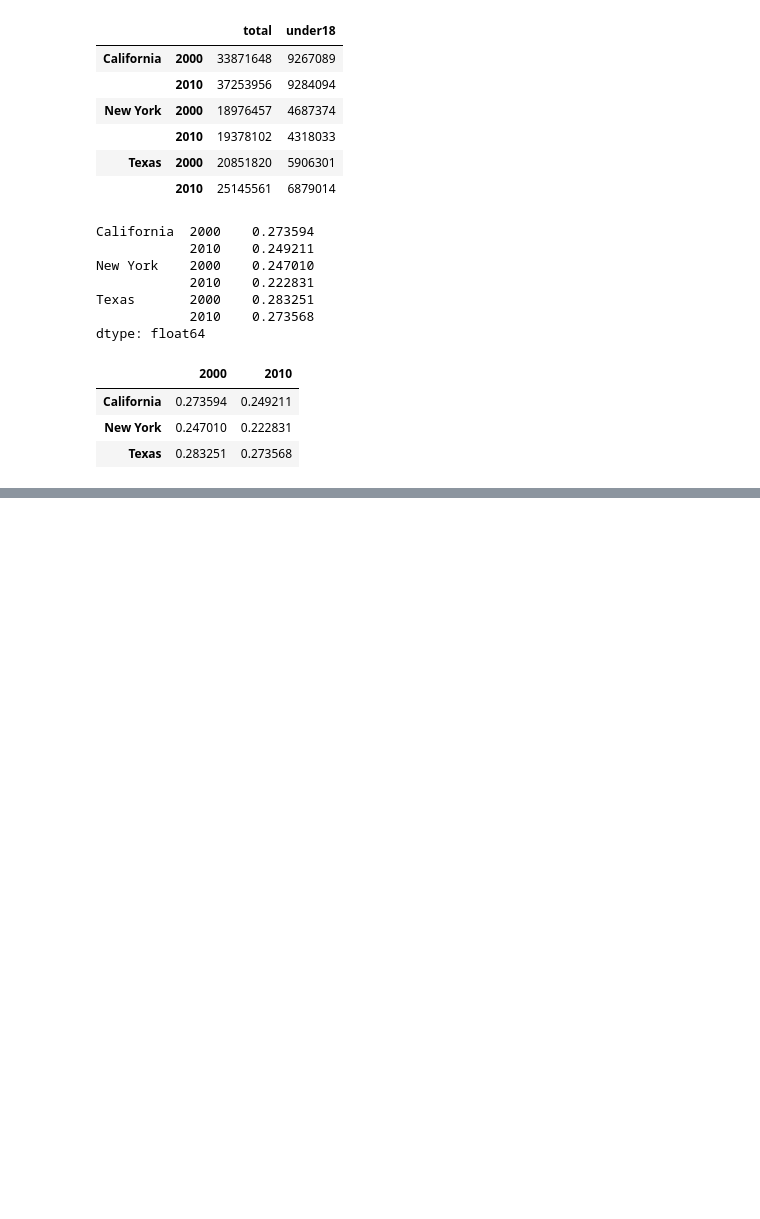
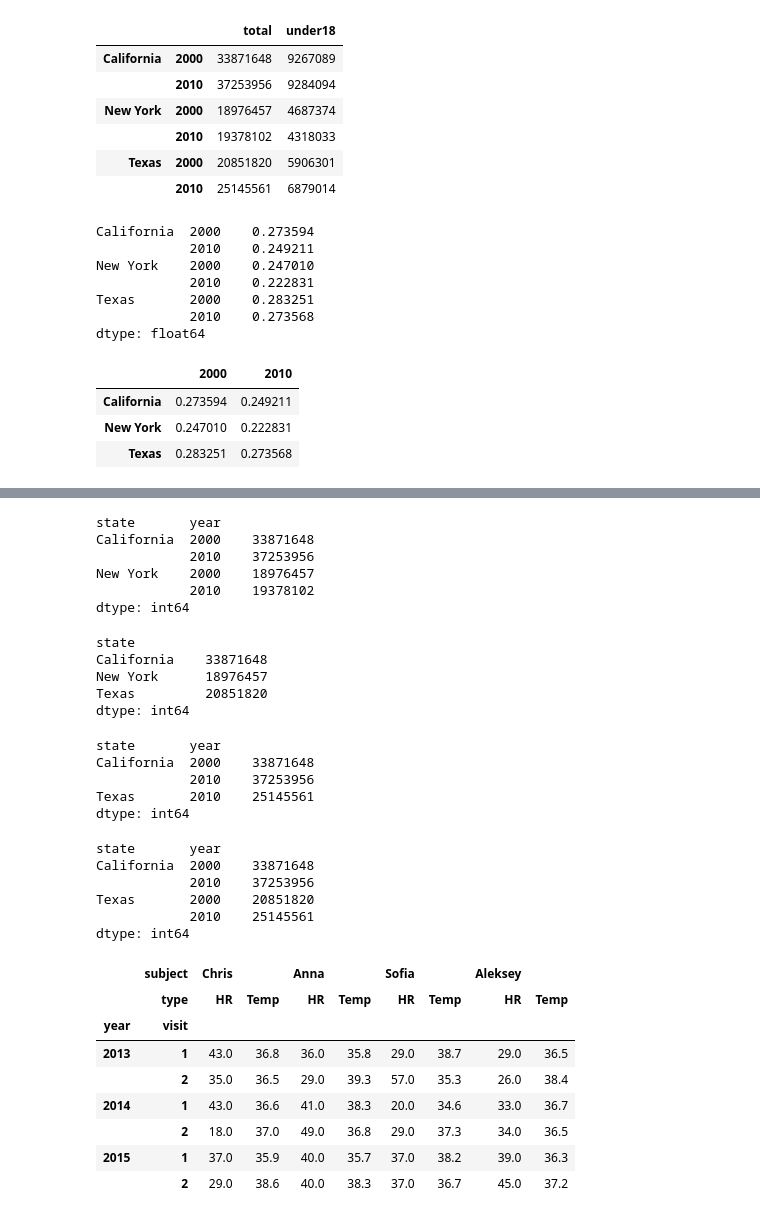
Before and after one commit to capgar/PythonDataScienceHandbook, a Jupyter notebook: notebooks/ch3-pandas.ipynb, the cells around one changed output, grey strips where cells are left out. Saved outputs shown, nothing was run; the diff lists cells and outputs as text; code cells hidden in the pictures; blank space fills up the shorter version.

```diff
--- a/notebooks/ch3-pandas.ipynb
+++ b/notebooks/ch3-pandas.ipynb
@@ -1068,0 +1225,53 @@ f_u18.unstack()
+# %%
+# partial slicing is available as long as the MultiIndex is sorted
+pop.loc['California':'New York']
+# %% [output]
+state       year
+California  2000    33871648
+            2010    37253956
+New York    2000    18976457
+            2010    19378102
+dtype: int64
+# %%
+# partial indexing on lower levels by passing an empty slice in the first index
+# requires sorted indices
+pop[:, 2000]
+# %% [output]
+state
+California    33871648
+New York      18976457
+Texas         20851820
+dtype: int64
+# %%
+# selection based on boolean mask
+pop[pop > 22000000]
+# %% [output]
+state       year
+California  2000    33871648
+            2010    37253956
+Texas       2010    25145561
+dtype: int64
+# %%
+# selection based on fancy indexing
+pop[['California', 'Texas']]
+# %% [output]
+state       year
+California  2000    33871648
+            2010    37253956
+Texas       2000    20851820
+            2010    25145561
+dtype: int64
+# %%
+# multiple-indexed DataFrames
+
+health_data
+# %% [output]
+|  | subject | Chris |  | Anna |  | Sofia |  | Aleksey |  |
+|  | type | HR | Temp | HR | Temp | HR | Temp | HR | Temp |
+| year | visit |  |  |  |  |  |  |  |  |
+| 2013 | 1 | 43.0 | 36.8 | 36.0 | 35.8 | 29.0 | 38.7 | 29.0 | 36.5 |
+|  | 2 | 35.0 | 36.5 | 29.0 | 39.3 | 57.0 | 35.3 | 26.0 | 38.4 |
+| 2014 | 1 | 43.0 | 36.6 | 41.0 | 38.3 | 20.0 | 34.6 | 33.0 | 36.7 |
+|  | 2 | 18.0 | 37.0 | 49.0 | 36.8 | 29.0 | 37.3 | 34.0 | 36.5 |
+| 2015 | 1 | 37.0 | 35.9 | 40.0 | 35.7 | 37.0 | 38.2 | 39.0 | 36.3 |
+|  | 2 | 29.0 | 38.6 | 40.0 | 38.3 | 37.0 | 36.7 | 45.0 | 37.2 |
```
Also changed, not shown: parts of 18 cells of this notebook.
